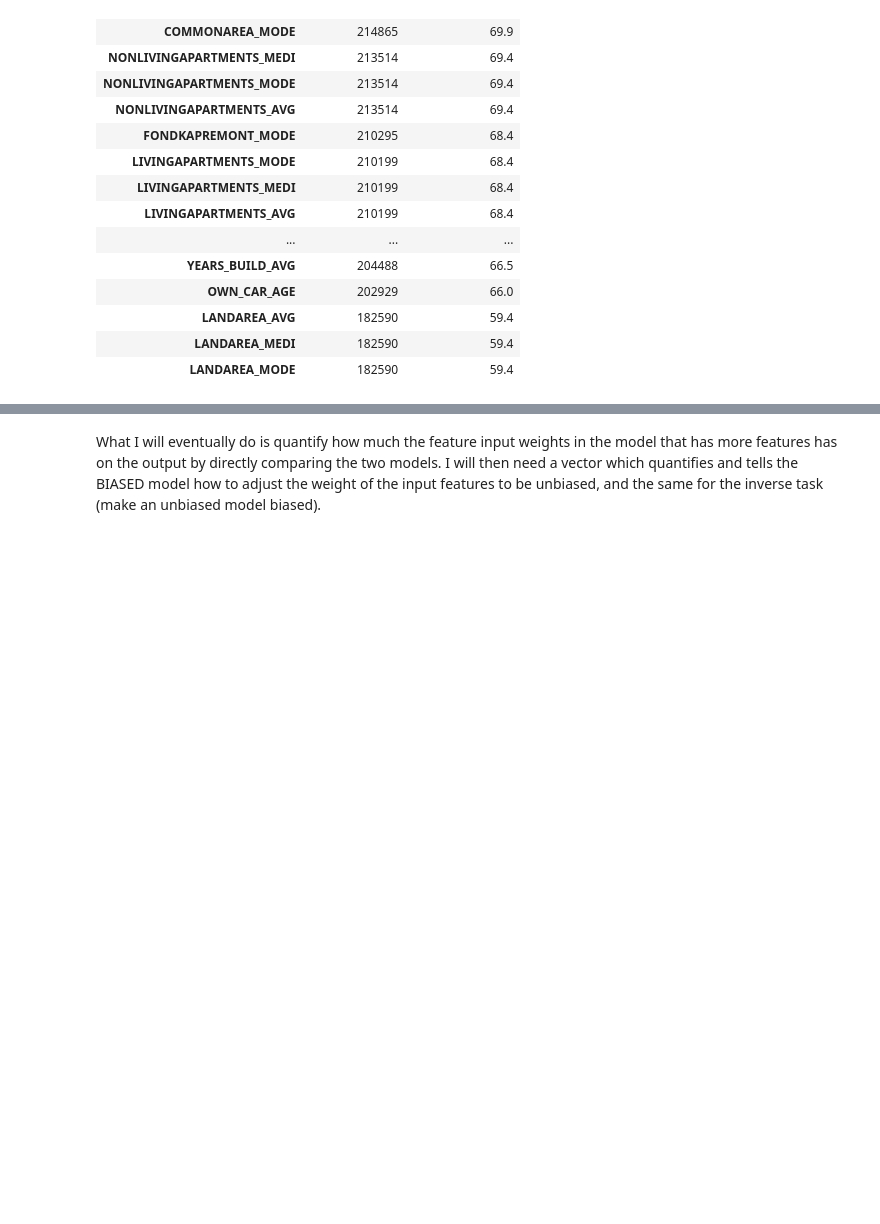
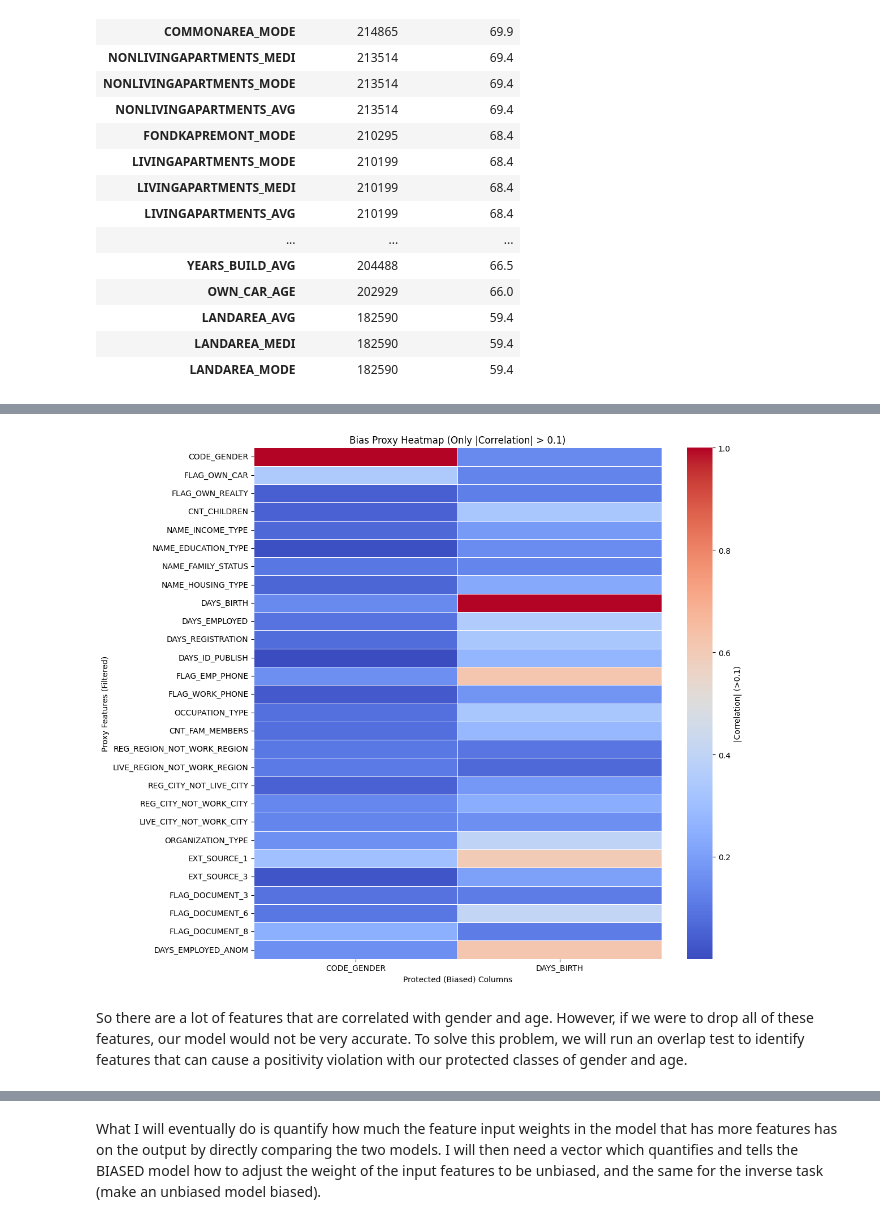
Before and after one commit to qayyumayaan/credit-risk-prediction-bias, a Jupyter notebook: ayaan/03_bias_mitigation.ipynb, the cells around one changed output, grey strips where cells are left out. Cells and saved outputs as stored; diff of their text form; code cells hidden in the pictures; blank space fills up the shorter version.

Commit message:
Get a useful figure

```diff
--- a/ayaan/03_bias_mitigation.ipynb
+++ b/ayaan/03_bias_mitigation.ipynb
@@ -85,7 +85,7 @@ test['DAYS_EMPLOYED']  = test['DAYS_EMPLOYED'].replace({365243: np.nan})
 # %%
 # 3. Drop the same columns from train & test BEFORE encoding
 cols_to_drop = [
-    "SK_ID_CURR", "OWN_CAR_AGE",
+    "SK_ID_CURR",
     "WEEKDAY_APPR_PROCESS_START", "HOUR_APPR_PROCESS_START",
     "WALLSMATERIAL_MODE", "N"
 ]
@@ -94,11 +94,6 @@ biased_cols = ['CODE_GENDER', 'DAYS_BIRTH', 'DAYS_EMPLOYED', 'OWN_CAR_AGE','CNT_
 
 train.drop(columns=cols_to_drop, errors="ignore", inplace=True)
 test.drop(columns=cols_to_drop, errors="ignore", inplace=True)
-
-train_unbiased = train
-test_unbiased = test
-train_unbiased.drop(columns=biased_cols, errors="ignore", inplace=True)
-test_unbiased.drop(columns=biased_cols, errors="ignore", inplace=True)
 # %%
 def preprocess_and_encode(train_df, test_df, target_col="TARGET"):
     """
@@ -193,3 +213,34 @@ ValueError: could not convert string to float: 'Cash loans'
+# %%
+import matplotlib.pyplot as plt
+import seaborn as sns
+
+# corr_sub = corr[valid_bcols]  # Ensure corr_sub already exists
+
+# 1. Identify features with correlation > cutoff with ANY biased column
+mask = corr_sub.abs().max(axis=1) > cutoff
+
+# 2. Filter correlation matrix to only proxy features
+corr_filtered = corr_sub[mask]
+
+# 3. Plot heatmap of only high-correlation proxy features
+plt.figure(figsize=(12, 10))
+sns.heatmap(
+    corr_filtered.abs(),
+    cmap="coolwarm",
+    annot=False,
+    linewidths=0.5,
+    cbar_kws={'label': f'|Correlation| (>{cutoff})'}
+)
+
+plt.title(f"Bias Proxy Heatmap (Only |Correlation| > {cutoff})")
+plt.xlabel("Protected (Biased) Columns")
+plt.ylabel("Proxy Features (Filtered)")
+plt.tight_layout()
+plt.show()
+# %% [output]
+[figure, added]
+# %% [markdown]
+So there are a lot of features that are correlated with gender and age. However, if we were to drop all of these features, our model would not be very accurate. To solve this problem, we will run an overlap test to identify features that can cause a positivity violation with our protected classes of gender and age.
 # %%
 # Run biased pipeline
 X_biased, X_test_biased, y_biased, feature_names_biased, ct_biased = \
```
Also changed, not shown: parts of 4 cells of this notebook.
